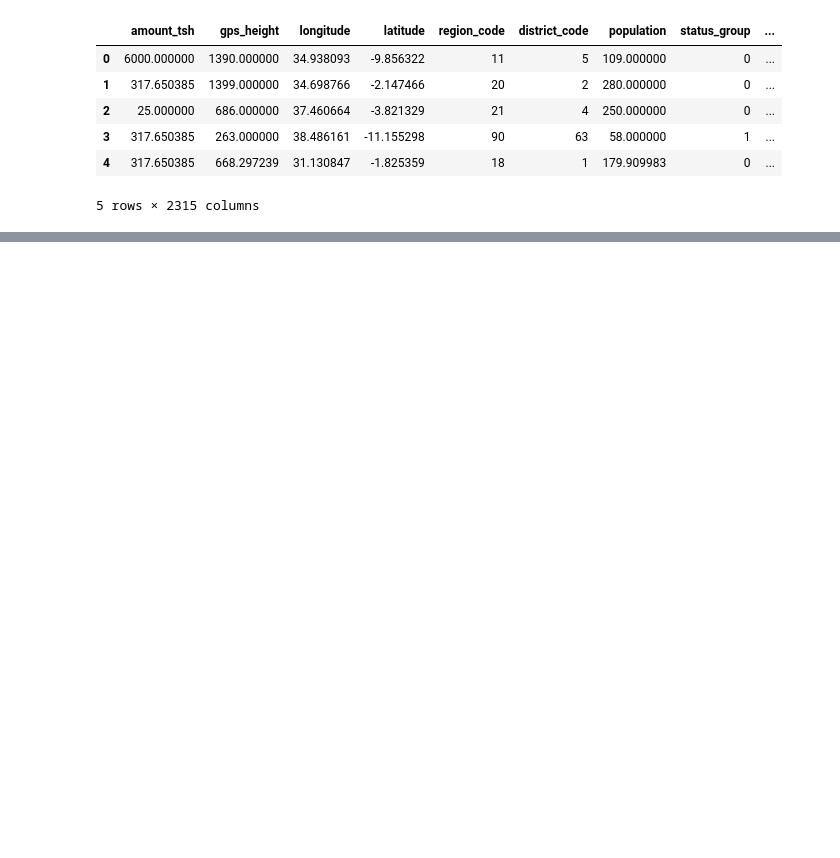
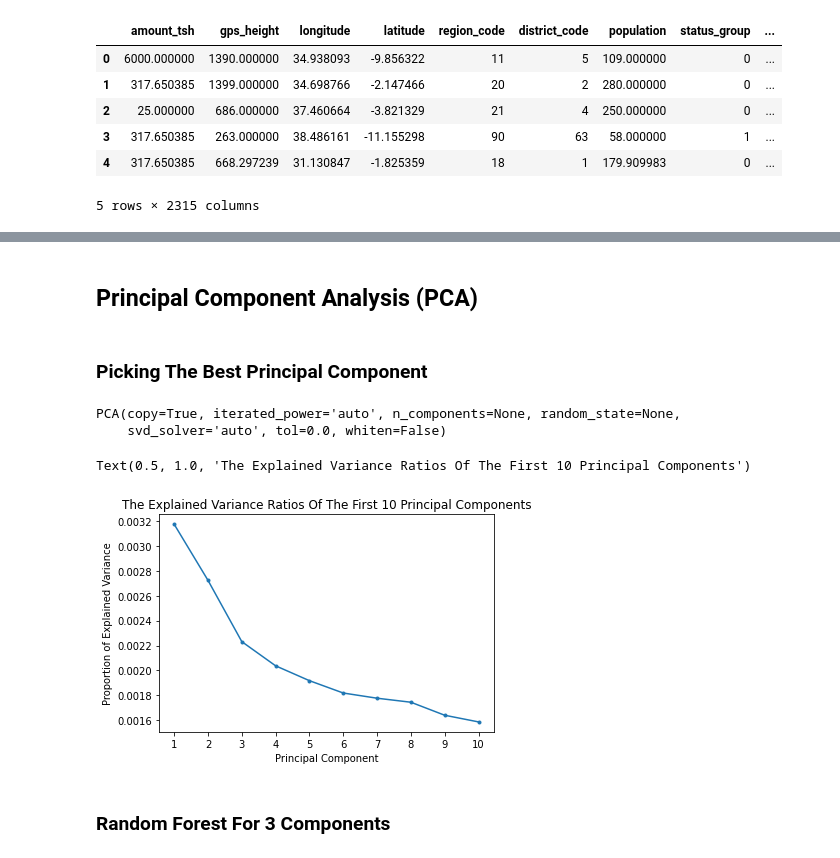
Before and after one commit to Savvy-Slowley/Pump-it-Up-Data-Mining-the-Water-Table-, a Jupyter notebook: Pump_it_Up_Data_Mining_the_Water_Table_(Project).ipynb, the cells around one changed output, grey strips where cells are left out. Drawn from its saved outputs; the diff is of its cells as text; code cells hidden in the pictures; blank space fills up the shorter version.

```diff
--- a/Pump_it_Up_Data_Mining_the_Water_Table_(Project).ipynb
+++ b/Pump_it_Up_Data_Mining_the_Water_Table_(Project).ipynb
@@ -349,0 +466,26 @@ Logistic Regression Testing Accuracy: 0.7592592592592593
+# %% [markdown]
+## Principal Component Analysis (PCA)
+# %% [markdown]
+### Picking The Best Principal Component
+# %%
+# Instantiate Standard Scaler
+scaler = StandardScaler()
+# Fit & transform data.
+scaled_df = scaler.fit_transform(X)
+# %%
+# Instantiate & fit data using PCA
+pca = PCA()
+pca.fit(scaled_df)
+# %% [output]
+PCA(copy=True, iterated_power='auto', n_components=None, random_state=None,
+    svd_solver='auto', tol=0.0, whiten=False)
+# %%
+# Plot the explained variance ratios of the first 10 principal components
+plt.plot(range(1, 11), pca.explained_variance_ratio_[:10], marker = '.')
+plt.xticks(ticks = range(1, 11))
+plt.xlabel('Principal Component')
+plt.ylabel('Proportion of Explained Variance')
+plt.title('The Explained Variance Ratios Of The First 10 Principal Components')
+# %% [output]
+Text(0.5, 1.0, 'The Explained Variance Ratios Of The First 10 Principal Components')
+[figure, added]
@@ -349,0 +496,2 @@ Logistic Regression Testing Accuracy: 0.7592592592592593
+# %% [markdown]
+### Random Forest For 3 Components
```
Also changed, not shown: parts of 27 cells of this notebook.
